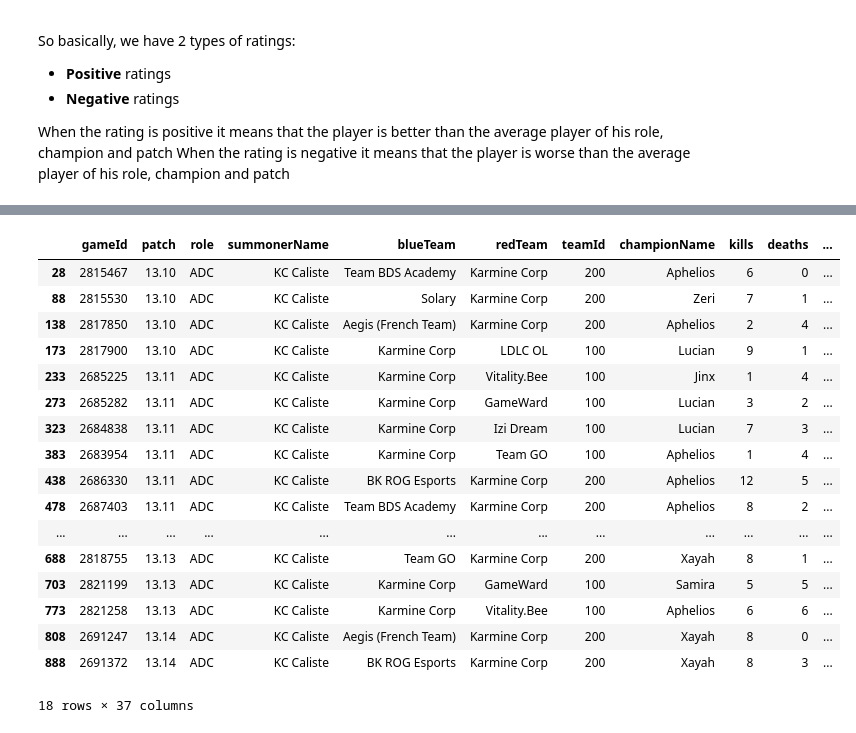
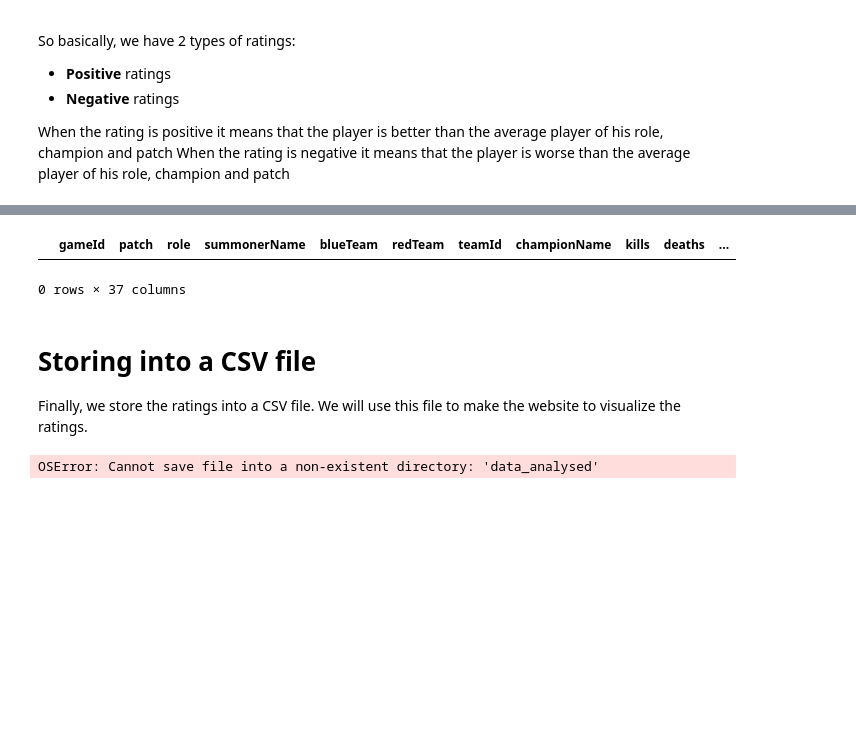
Before and after one commit to DavidPlnmr/LeagueOfLegends-Players-Rating, a Jupyter notebook: stats_rating.ipynb, the cells around one changed output, grey strips where cells are left out. Cells and saved outputs as stored; diff of their text form; code cells hidden in the pictures; blank space fills up the shorter version.

Commit message:
Updating the requirements and the notebook since we use 2k25 data now (few changes in it since Riot ID)

```diff
--- a/stats_rating.ipynb
+++ b/stats_rating.ipynb
@@ -12,8 +10,17 @@ Firstly, we import the dataset we will use.
 Feel free to change the dataset to another tournament
 # %%
 # You can change the file name to any tournament you want to analyze
-file_name = "LFL_2023_Summer.csv"
+file_name = "LFL_2025_Flash_In_Swiss.csv"
 dataset = pd.read_csv("data/" + file_name)
+# %%
+# Compute this code if you want to merge 2 datasets
+file_name2 = "LFL_2025_Flash_In_Playoffs.csv"
+dataset2 = pd.read_csv("data/" + file_name2)
+dataset = pd.concat([dataset, dataset2])
+
+file_name3 = "LFL_2025_Flash_In_Groups.csv"
+dataset3 = pd.read_csv("data/" + file_name3)
+dataset = pd.concat([dataset, dataset3])
 # %%
 # View the first 10 rows of the dataset
 dataset.head(10)
@@ -59,7 +66,7 @@ else:
 useful_columns = ['gameId',
                   'patch',
                   'role',
-                  'summonerName',
+                  'riotIdGameName',
                   'blueTeam',
                   'redTeam',
                   'teamId',
@@ -107 +114,4 @@ final_dataset.head(10)
 10 rows × 22 columns
+# %%
+# Rename riotIdGameName to summonerName
+final_dataset.rename(columns={'riotIdGameName': 'summonerName'}, inplace=True)
@@ -489,23 +543,20 @@ Players for role 'JUNGLE':
 # %%
-# See all the ratings of the summonerName 'KC Caliste'
+# See all the ratings of the summonerName
 
-ratings_dataset[ratings_dataset['summonerName'] == 'KC Caliste']
+ratings_dataset[ratings_dataset['summonerName'] == 'BDS Adam']
 # %% [output]
 |  | gameId | patch | role | summonerName | blueTeam | redTeam | teamId | championName | kills | deaths | ... |
-| 28 | 2815467 | 13.10 | ADC | KC Caliste | Team BDS Academy | Karmine Corp | 200 | Aphelios | 6 | 0 | ... |
-| 88 | 2815530 | 13.10 | ADC | KC Caliste | Solary | Karmine Corp | 200 | Zeri | 7 | 1 | ... |
-| 138 | 2817850 | 13.10 | ADC | KC Caliste | Aegis (French Team) | Karmine Corp | 200 | Aphelios | 2 | 4 | ... |
-| 173 | 2817900 | 13.10 | ADC | KC Caliste | Karmine Corp | LDLC OL | 100 | Lucian | 9 | 1 | ... |
-| 233 | 2685225 | 13.11 | ADC | KC Caliste | Karmine Corp | Vitality.Bee | 100 | Jinx | 1 | 4 | ... |
-| 273 | 2685282 | 13.11 | ADC | KC Caliste | Karmine Corp | GameWard | 100 | Lucian | 3 | 2 | ... |
-| 323 | 2684838 | 13.11 | ADC | KC Caliste | Karmine Corp | Izi Dream | 100 | Lucian | 7 | 3 | ... |
-| 383 | 2683954 | 13.11 | ADC | KC Caliste | Karmine Corp | Team GO | 100 | Aphelios | 1 | 4 | ... |
-| 438 | 2686330 | 13.11 | ADC | KC Caliste | BK ROG Esports | Karmine Corp | 200 | Aphelios | 12 | 5 | ... |
-| 478 | 2687403 | 13.11 | ADC | KC Caliste | Team BDS Academy | Karmine Corp | 200 | Aphelios | 8 | 2 | ... |
-| ... | ... | ... | ... | ... | ... | ... | ... | ... | ... | ... | ... |
-| 688 | 2818755 | 13.13 | ADC | KC Caliste | Team GO | Karmine Corp | 200 | Xayah | 8 | 1 | ... |
-| 703 | 2821199 | 13.13 | ADC | KC Caliste | Karmine Corp | GameWard | 100 | Samira | 5 | 5 | ... |
-| 773 | 2821258 | 13.13 | ADC | KC Caliste | Karmine Corp | Vitality.Bee | 100 | Aphelios | 6 | 6 | ... |
-| 808 | 2691247 | 13.14 | ADC | KC Caliste | Aegis (French Team) | Karmine Corp | 200 | Xayah | 8 | 0 | ... |
-| 888 | 2691372 | 13.14 | ADC | KC Caliste | BK ROG Esports | Karmine Corp | 200 | Xayah | 8 | 3 | ... |
-18 rows × 37 columns
+0 rows × 37 columns
+# %% [markdown]
+# Storing into a CSV file
+Finally, we store the ratings into a CSV file. We will use this file to make the website to visualize the ratings.
+# %%
+destination_directory = "data_analysed/"
+
+# Create the destination path by combining the destination directory and the original filename
+destination_path = destination_directory + file_name
+
+# Now store the ratings_dataset DataFrame in the destination path
+ratings_dataset.to_csv(destination_path, index=False)
+# %% [output]
+OSError: Cannot save file into a non-existent directory: 'data_analysed'
```
Also changed, not shown: parts of 13 cells of this notebook, 3 other files.
